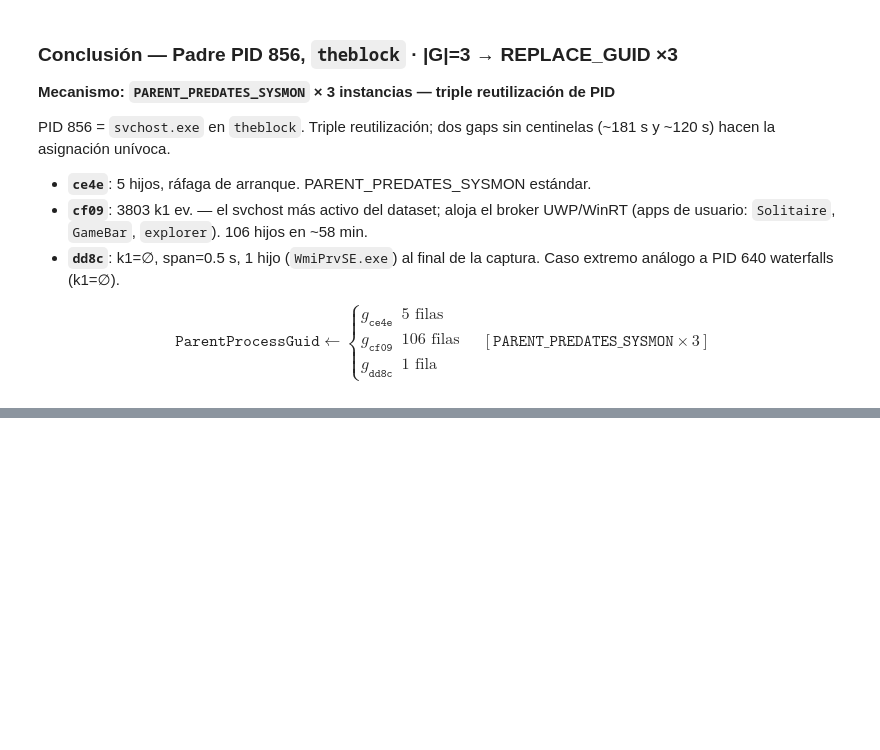
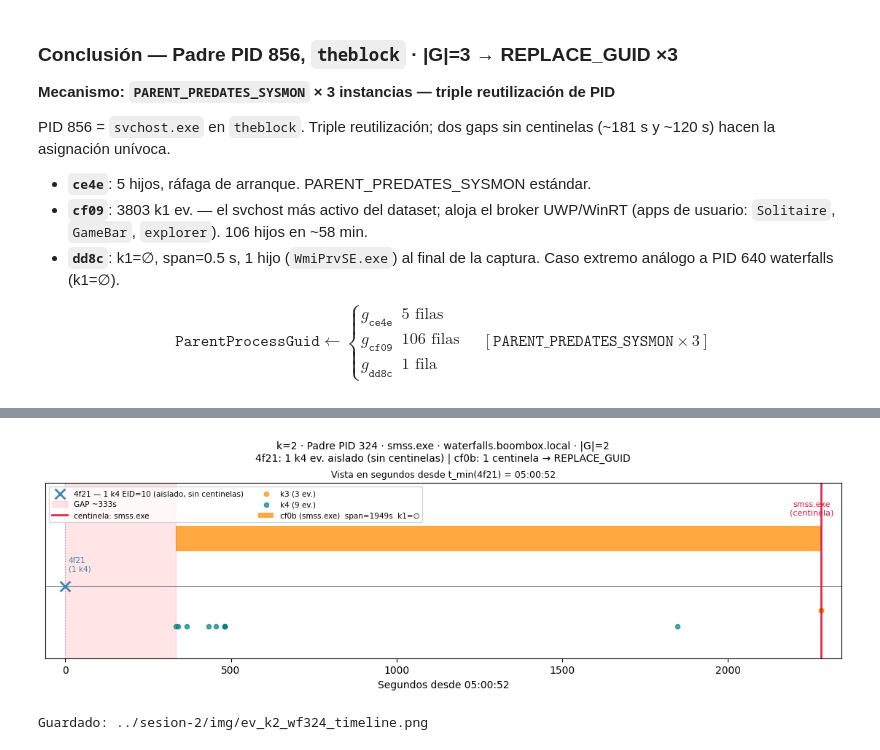
Before and after one commit to ollerenac/curso2026, a Jupyter notebook: sesion-2/9_enfoque_B.ipynb, the cells around one changed output, grey strips where cells are left out. Drawn from its saved outputs; the diff is of its cells as text; code cells hidden in the pictures; blank space fills up the shorter version.

Commit message:
analysis(sesion-2): k=2 REVIEW — PID 324 waterfalls (|G|=2 nominal, smss.exe, REPLACE_GUID)
Co-Authored-By: Claude Sonnet 4.6 <noreply@anthropic.com>

```diff
--- a/sesion-2/9_enfoque_B.ipynb
+++ b/sesion-2/9_enfoque_B.ipynb
@@ -7176,0 +7282,62 @@ $$
+# %%
+import matplotlib.pyplot as plt
+import matplotlib.patches as mpatches
+
+OUT = '../sesion-2/img/ev_k2_wf324_timeline.png'
+
+guid_4f21 = '3fc4fefd-4f21-67da-0300-000000004700'
+guid_cf0b = '3fc4fefd-cf0b-67da-0300-000000004800'
+
+t0_324 = guid_ranges_324[guid_4f21][0]  # 05:00:52
+def sec_324(t): return (pd.Timestamp(t) - t0_324).total_seconds()
+
+t_min_4f21, t_max_4f21 = guid_ranges_324[guid_4f21][:2]
+t_min_cf0b, t_max_cf0b = guid_ranges_324[guid_cf0b][:2]
+
+fig, ax = plt.subplots(figsize=(11, 3.5), constrained_layout=True)
+fig.suptitle('k=2 · Padre PID 324 · smss.exe · waterfalls.boombox.local · |G|=2\n'
+             '4f21: 1 k4 ev. aislado (sin centinelas) | cf0b: 1 centinela → REPLACE_GUID', fontsize=10)
+ax.set_title('Vista en segundos desde t_min(4f21) = 05:00:52', fontsize=9)
+ax.axhline(0, color='gray', lw=0.7)
+
+# Ciclo de vida cf0b (barra)
+span_cf0b = (t_max_cf0b - t_min_cf0b).total_seconds()
+ax.barh(0.3, span_cf0b, left=sec_324(t_min_cf0b), height=0.16,
+        color='darkorange', alpha=0.75, label=f'cf0b (smss.exe)  span={span_cf0b:.0f}s  k1=∅')
+
+# 4f21: punto aislado (k4 único)
+ax.scatter([sec_324(t_min_4f21)], [0], color='steelblue', s=100, zorder=5,
+           marker='x', linewidths=2, label='4f21 — 1 k4 EID=10 (aislado, sin centinelas)')
+ax.axvline(sec_324(t_min_4f21), color='steelblue', lw=1, ls=':', alpha=0.6)
+ax.text(sec_324(t_min_4f21)+10, 0.1, '4f21\n(1 k4)', fontsize=7.5, color='steelblue')
+
+# GAP entre 4f21 y cf0b
+ax.axvspan(sec_324(t_max_4f21), sec_324(t_min_cf0b), alpha=0.1, color='red', label=f'GAP ~{sec_324(t_min_cf0b)-sec_324(t_max_4f21):.0f}s')
+
+# Sentinel (único)
+x_sent = sec_324(s324['ts'].iloc[0])
+ax.axvline(x_sent, color='crimson', lw=2, alpha=0.9, label='centinela: smss.exe')
+ax.text(x_sent-30, 0.45, 'smss.exe\n(centinela)', fontsize=8, color='crimson', ha='center')
+
+# k3 / k4 events for cf0b
+k3_cf0b = df[df['EventID'].isin([8,10]) & (df['Computer']==comp_wf324) &
+             (df['SourceProcessId']==ppid_324) & (df['SourceProcessGUID']==guid_cf0b)]
+k4_cf0b = df[df['EventID'].isin([8,10]) & (df['Computer']==comp_wf324) &
+             (df['TargetProcessId']==ppid_324) & (df['TargetProcessGUID']==guid_cf0b)]
+ax.scatter([sec_324(t) for t in k3_cf0b['ts'].dropna()], [-0.15]*len(k3_cf0b),
+           color='darkorange', s=20, alpha=0.7, label=f'k3 ({len(k3_cf0b)} ev.)')
+ax.scatter([sec_324(t) for t in k4_cf0b['ts'].dropna()], [-0.25]*len(k4_cf0b),
+           color='teal', s=20, alpha=0.7, label=f'k4 ({len(k4_cf0b)} ev.)')
+
+ax.set_xlim(-60, sec_324(t_max_cf0b)+60)
+ax.set_ylim(-0.45, 0.65)
+ax.set_yticks([])
+ax.set_xlabel('Segundos desde 05:00:52')
+ax.legend(fontsize=7.5, loc='upper left', ncol=2)
+
+fig.savefig(OUT, dpi=150, bbox_inches='tight')
+plt.show()
+print(f'Guardado: {OUT}')
+# %% [output]
+[figure, added]
+Guardado: ../sesion-2/img/ev_k2_wf324_timeline.png
```
Also changed, not shown: parts of 4 cells of this notebook, 2 other files.
